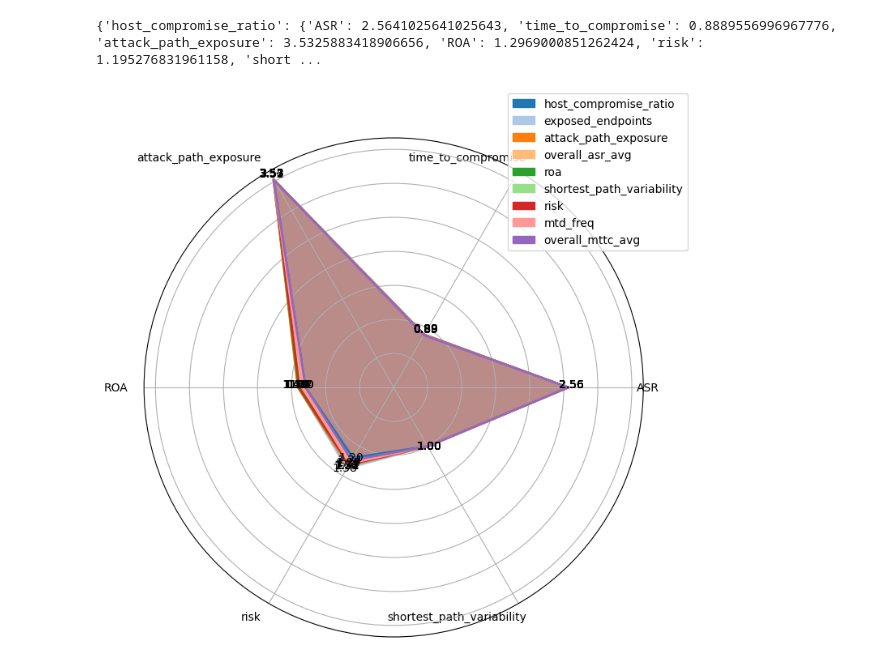
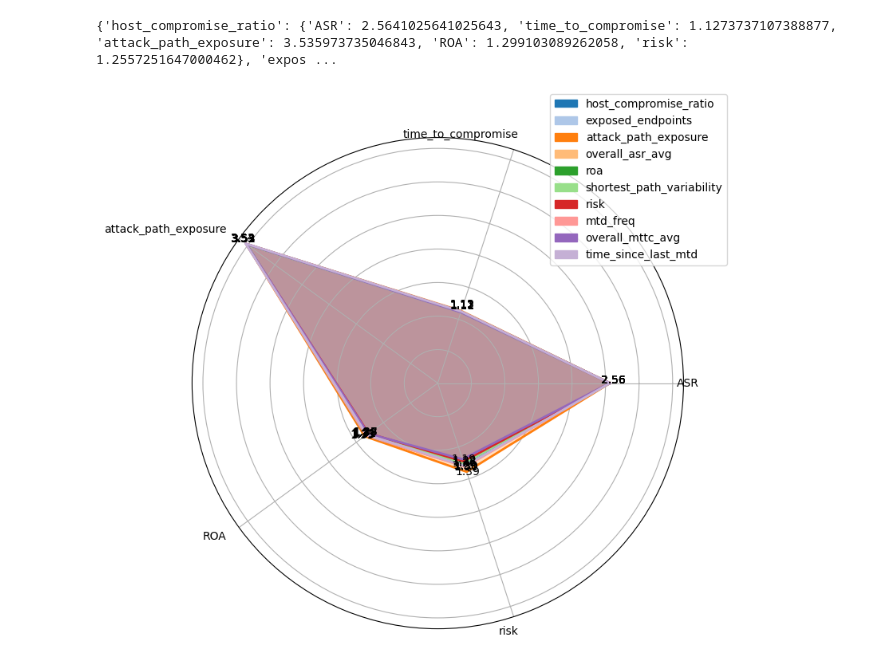
Before and after one commit to MoeBuTa/MTDSim, a Jupyter notebook: experiments/radar_plots_final.ipynb, the cells around one changed output. Drawn from its saved outputs; the diff is of its cells as text; code cells hidden in the pictures.

Commit message:
updated results

```diff
--- a/experiments/radar_plots_final.ipynb
+++ b/experiments/radar_plots_final.ipynb
@@ -54,9 +54,9 @@ mtd_strategies = [
     # UserShuffle
 ]
 
-result_head_path = '/home/22701889/Documents/MTDSim'
+result_head_path = '/Users/williamho/Documents/GitHub/MTDSim'
 static_features = ["host_compromise_ratio", "exposed_endpoints", "attack_path_exposure",  "overall_asr_avg", "roa", "shortest_path_variability", "risk"]
-time_features = ["mtd_freq", "overall_mttc_avg"]
+time_features = ["mtd_freq", "overall_mttc_avg", "time_since_last_mtd"]
 models = static_features + time_features
 # %%
 radar = RadarPlot(epsilon, start_time, finish_time, mtd_interval, network_size,total_nodes, new_network,  "all_features", trial, result_head_path)
@@ -77,9 +96,9 @@ FileNotFoundError: [Errno 2] No such file or directory: '/home/22701889/Document
 # %%
 
 radar = RadarPlot(epsilon, start_time, finish_time, mtd_interval, network_size,total_nodes, new_network,  model, trial, result_head_path)
-schemes_data = pd.DataFrame(radar.multiple_scaled_pipeline(models,run_trial = False)).T.drop(columns=['MEF', 'host_compromise_ratio', 'network_size', 'exposed_endpoints', "mtd_interval"], axis = 1).T.to_dict()
+schemes_data = pd.DataFrame(radar.multiple_scaled_pipeline(models,run_trial = False)).T.drop(columns=['MEF', 'host_compromise_ratio', 'network_size', 'exposed_endpoints', "mtd_interval", "shortest_path_variability"], axis = 1).T.to_dict()
 print(schemes_data)
 radar.plot_n_schemes(schemes_data)
 # %% [output]
-{'host_compromise_ratio': {'ASR': 2.5641025641025643, 'time_to_compromise': 0.8889556996967776, 'attack_path_exposure': 3.5325883418906656, 'ROA': 1.2969000851262424, 'risk': 1.195276831961158, 'short ...
+{'host_compromise_ratio': {'ASR': 2.5641025641025643, 'time_to_compromise': 1.1273737107388877, 'attack_path_exposure': 3.535973735046843, 'ROA': 1.299103089262058, 'risk': 1.2557251647000462}, 'expos ...
-[figure, old version]
+[figure, new version]
```
Also changed, not shown: parts of 3 cells of this notebook, 43 other files.
